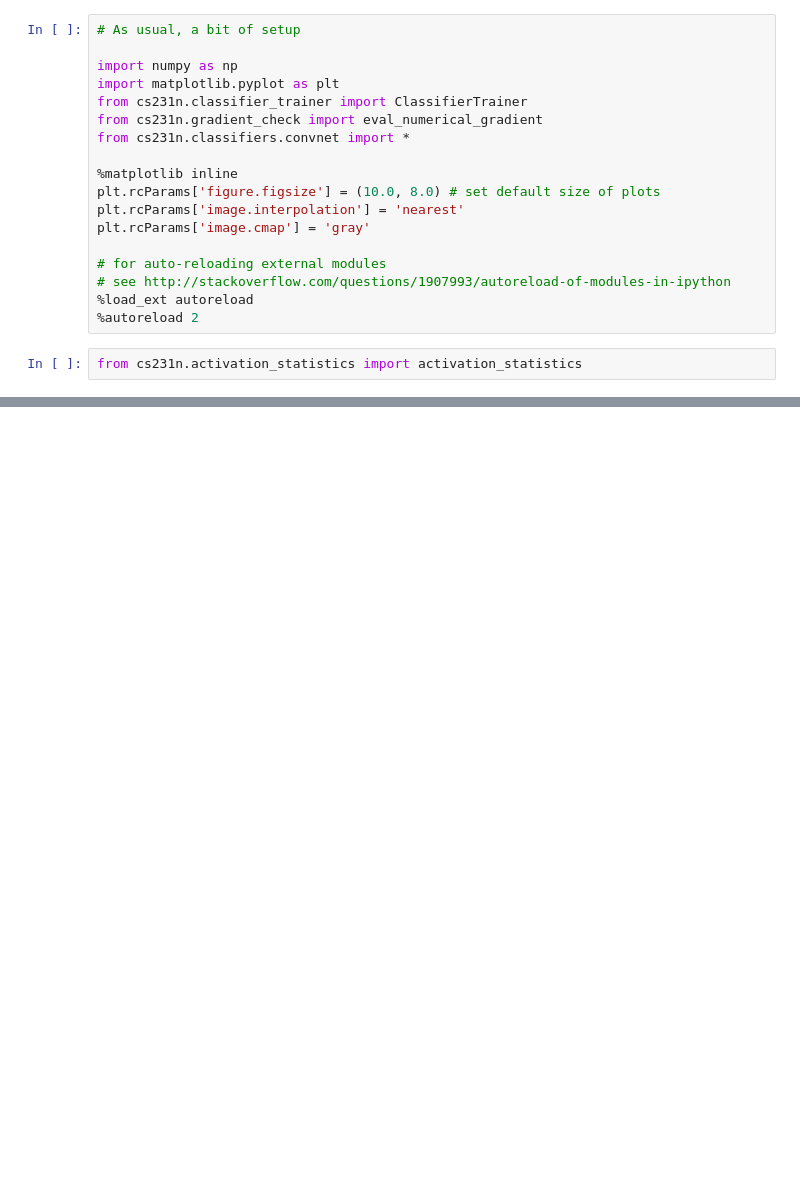
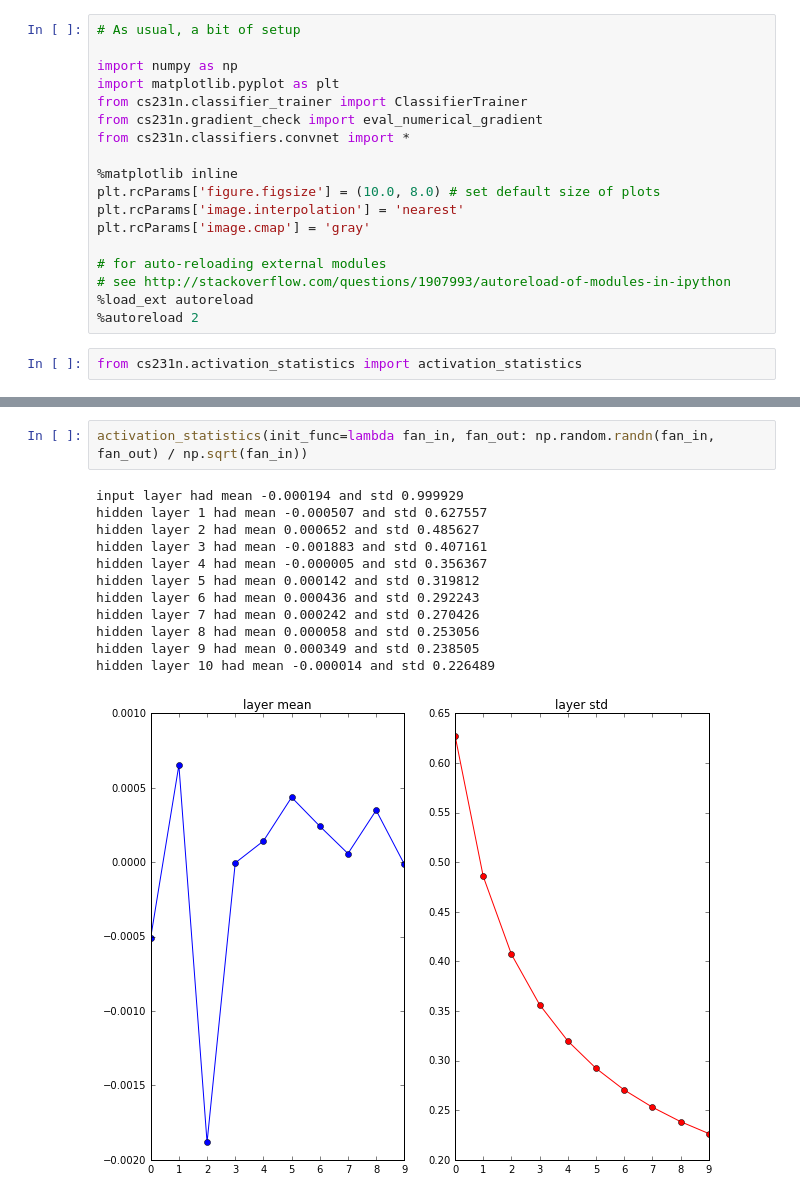
Before and after one commit to Alexoner/mooc, a Jupyter notebook: cs231n/assignment2/activation_statistics.ipynb, the cells around one changed output, grey strips where cells are left out. Saved outputs shown, nothing was run; the diff lists cells and outputs as text; blank space fills up the shorter version.

Commit message:
cs231n: appended a affine layer

```diff
--- a/cs231n/assignment2/activation_statistics.ipynb
+++ b/cs231n/assignment2/activation_statistics.ipynb
@@ -84 +84,16 @@ hidden layer 10 had mean -0.002122 and std 0.998208
 [figure]
+# %%
+activation_statistics(init_func=lambda fan_in, fan_out: np.random.randn(fan_in, fan_out) / np.sqrt(fan_in))
+# %% [output]
+input layer had mean -0.000194 and std 0.999929
+hidden layer 1 had mean -0.000507 and std 0.627557
+hidden layer 2 had mean 0.000652 and std 0.485627
+hidden layer 3 had mean -0.001883 and std 0.407161
+hidden layer 4 had mean -0.000005 and std 0.356367
+hidden layer 5 had mean 0.000142 and std 0.319812
+hidden layer 6 had mean 0.000436 and std 0.292243
+hidden layer 7 had mean 0.000242 and std 0.270426
+hidden layer 8 had mean 0.000058 and std 0.253056
+hidden layer 9 had mean 0.000349 and std 0.238505
+hidden layer 10 had mean -0.000014 and std 0.226489
+[figure, added]
```
Also changed, not shown: parts of 7 cells of this notebook, 2 other files.
